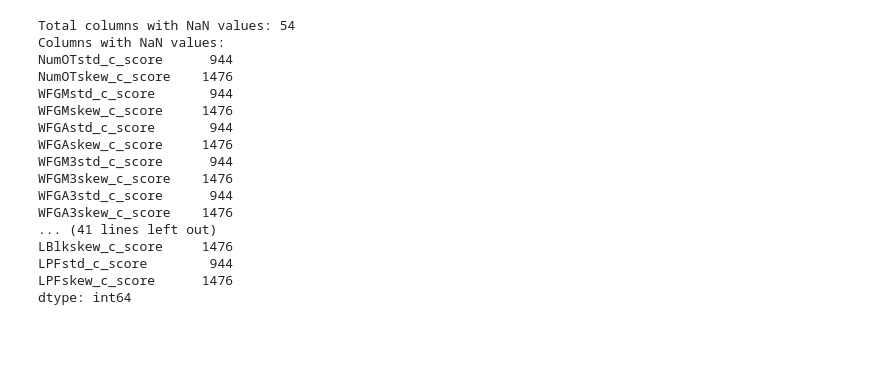
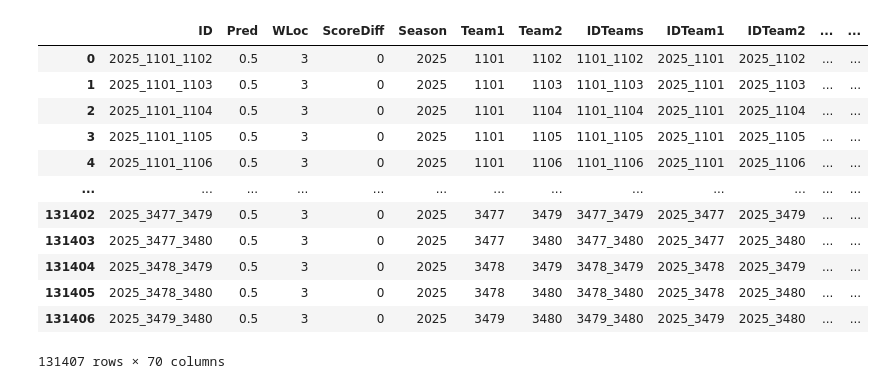
Before and after one commit to matemink/March-Machine-Learning-Mania-2025, a Jupyter notebook: march-machine-learning-mania-2025.ipynb, the cells around one changed output. Saved outputs shown, nothing was run; the diff lists cells and outputs as text; code cells hidden in the pictures; blank space fills up the shorter version.

```diff
--- a/march-machine-learning-mania-2025.ipynb
+++ b/march-machine-learning-mania-2025.ipynb
@@ -46,6 +46,7 @@ seeds = {'_'.join(map(str, [int(k1), k2])): int(v[1:3]) for k1, v, k2 in seeds[[
 # Load other relevant data
 cities = data['Cities']
 sub = data['SampleSubmissionStage2']
+rankings = data['MMasseyOrdinals']
 del data  # Clean up memory
 
 # Add season type labels to the game results datasets
@@ -88,61 +89,60 @@ c_score_col = ['NumOT', 'WFGM', 'WFGA', 'WFGM3', 'WFGA3', 'WFTM', 'WFTA', 'WOR',
  'WBlk', 'WPF', 'LFGM', 'LFGA', 'LFGM3', 'LFGA3', 'LFTM', 'LFTA', 'LOR', 'LDR', 'LAst', 'LTO', 'LStl',
  'LBlk', 'LPF']
 
-c_score_agg = ['sum', 'mean', 'median', 'max', 'min', 'std', 'skew', 'nunique']
+c_score_agg = ['mean', 'std']
 
 # Aggregate statistics for each game pair
 gb = games.groupby('IDTeams').agg({k: c_score_agg for k in c_score_col}).reset_index()
 
 # Rename columns for clarity
 gb.columns = [''.join(c) + '_c_score' for c in gb.columns]
 
 games = games[games['ST'] == 'T']  # Keep only tournament games
 
 # Prepare submission dataset
 sub['WLoc'] = 3
+sub['ScoreDiff'] = 0
+#sub['DayNum'] = 0
 sub[['Season', 'Team1', 'Team2']] = sub['ID'].str.split('_', expand=True).astype(int)
 sub['IDTeams'] = sub.apply(lambda r: f"{r['Team1']}_{r['Team2']}", axis=1)
 sub['IDTeam1'] = sub.apply(lambda r: f"{r['Season']}_{r['Team1']}", axis=1)
 sub['IDTeam2'] = sub.apply(lambda r: f"{r['Season']}_{r['Team2']}", axis=1)
 sub['Team1Seed'] = sub['IDTeam1'].map(seeds).fillna(0)
 sub['Team2Seed'] = sub['IDTeam2'].map(seeds).fillna(0)
 sub['SeedDiff'] = sub['Team1Seed'] - sub['Team2Seed']
 sub.fillna(-1, inplace=True)
 
-# Merge aggregated game stats with the tournament dataset
+# Merge aggregated game stats into games and sub
 games = games.merge(gb, how='left', left_on='IDTeams', right_on='IDTeams_c_score')
 sub = sub.merge(gb, how='left', left_on='IDTeams', right_on='IDTeams_c_score')
 
+# Merge team gender information into games and sub
 sub = sub.merge(teams[['TeamID', 'Gender']], how='left', left_on='Team1', right_on='TeamID', suffixes=('', '_Gender'))
 games = games.merge(teams[['TeamID', 'Gender']], how='left', left_on='Team1', right_on='TeamID', suffixes=('', '_Gender'))
 
+# Fill missing values (for new matchups)
+games.fillna(-1, inplace=True)
+sub.fillna(-1, inplace=True)
+
+# Apply the season cutoff filter
+cutoff_year = 2010
+games = games[games['Season'] >= cutoff_year]
+sub = sub[sub['Season'] >= cutoff_year]
+
 # Exclude columns not needed for model training
-col = [c for c in games.columns if c not in ['ID', 'DayNum', 'ST', 'Team1', 'Team2', 'IDTeams', 'IDTeam1', 'IDTeam2', 'WTeamID', 'WScore', 'LTeamID', 'LScore', 'NumOT', 'Pred', 'ScoreDiff', 'ScoreDiffNorm', 'WLoc'] + c_score_col]
+col = [c for c in games.columns if c not in ['ID', 'ST', 'DayNum', 'NumOT', 'Team1', 'Team2', 'IDTeams', 'IDTeam1', 'IDTeam2', 'WTeamID', 'WScore', 'LTeamID', 'LScore', 'Pred', 'ScoreDiffNorm', 'WLoc'] + c_score_col]
+sub
+# %% [output]
+|  | ID | Pred | WLoc | ScoreDiff | Season | Team1 | Team2 | IDTeams | IDTeam1 | IDTeam2 | ... | ... |
+| 0 | 2025_1101_1102 | 0.5 | 3 | 0 | 2025 | 1101 | 1102 | 1101_1102 | 2025_1101 | 2025_1102 | ... | ... |
+| 1 | 2025_1101_1103 | 0.5 | 3 | 0 | 2025 | 1101 | 1103 | 1101_1103 | 2025_1101 | 2025_1103 | ... | ... |
+| 2 | 2025_1101_1104 | 0.5 | 3 | 0 | 2025 | 1101 | 1104 | 1101_1104 | 2025_1101 | 2025_1104 | ... | ... |
+| 3 | 2025_1101_1105 | 0.5 | 3 | 0 | 2025 | 1101 | 1105 | 1101_1105 | 2025_1101 | 2025_1105 | ... | ... |
+| 4 | 2025_1101_1106 | 0.5 | 3 | 0 | 2025 | 1101 | 1106 | 1101_1106 | 2025_1101 | 2025_1106 | ... | ... |
+| ... | ... | ... | ... | ... | ... | ... | ... | ... | ... | ... | ... | ... |
+| 131402 | 2025_3477_3479 | 0.5 | 3 | 0 | 2025 | 3477 | 3479 | 3477_3479 | 2025_3477 | 2025_3479 | ... | ... |
+| 131403 | 2025_3477_3480 | 0.5 | 3 | 0 | 2025 | 3477 | 3480 | 3477_3480 | 2025_3477 | 2025_3480 | ... | ... |
+| 131404 | 2025_3478_3479 | 0.5 | 3 | 0 | 2025 | 3478 | 3479 | 3478_3479 | 2025_3478 | 2025_3479 | ... | ... |
+| 131405 | 2025_3478_3480 | 0.5 | 3 | 0 | 2025 | 3478 | 3480 | 3478_3480 | 2025_3478 | 2025_3480 | ... | ... |
+| 131406 | 2025_3479_3480 | 0.5 | 3 | 0 | 2025 | 3479 | 3480 | 3479_3480 | 2025_3479 | 2025_3480 | ... | ... |
+131407 rows × 70 columns
-# %%
-# Check for columns with NaN values
-nan_columns = games.isna().sum()
-
-# Print the number of columns with NaN values
-nan_columns_with_values = nan_columns[nan_columns > 0]
-
-# Print statistics about columns with NaN values
-print(f"Total columns with NaN values: {len(nan_columns_with_values)}")
-print(f"Columns with NaN values: \n{nan_columns_with_values}")
-# %% [output]
-Total columns with NaN values: 54
-Columns with NaN values:
-NumOTstd_c_score      944
-NumOTskew_c_score    1476
-WFGMstd_c_score       944
-WFGMskew_c_score     1476
-WFGAstd_c_score       944
-WFGAskew_c_score     1476
-WFGM3std_c_score      944
-WFGM3skew_c_score    1476
-WFGA3std_c_score      944
-WFGA3skew_c_score    1476
-... (41 lines left out)
-LBlkskew_c_score     1476
-LPFstd_c_score        944
-LPFskew_c_score      1476
-dtype: int64
```
Also changed, not shown: parts of 10 cells of this notebook.
